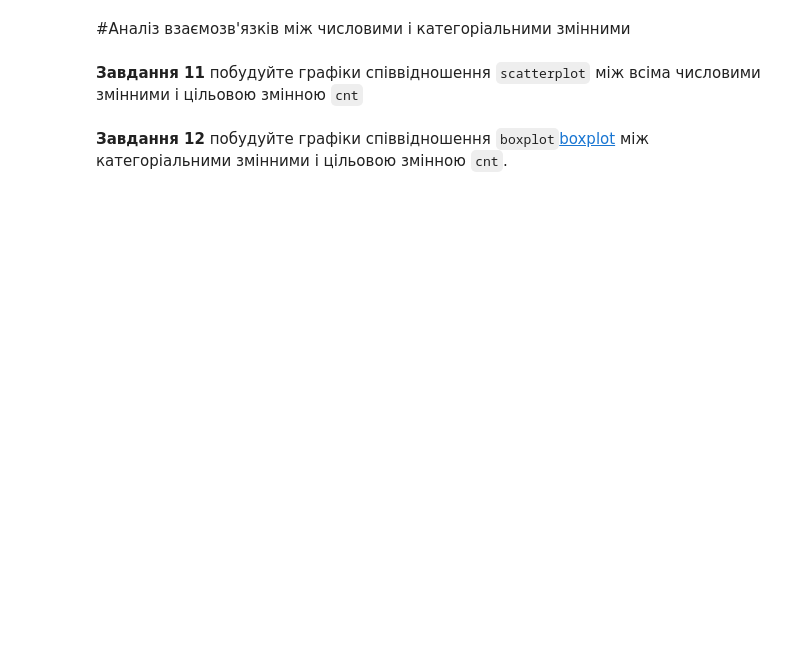
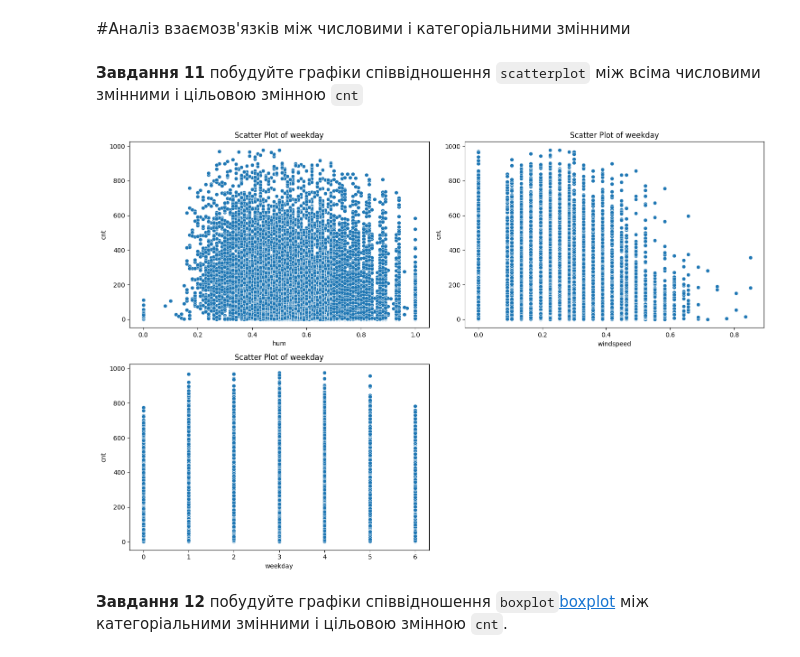
Before and after one commit to VitaliySysak/ai-labs, a Jupyter notebook: main.ipynb, the cells around one changed output. Cells and saved outputs as stored; diff of their text form; code cells hidden in the pictures; blank space fills up the shorter version.

```diff
--- a/main.ipynb
+++ b/main.ipynb
@@ -142,6 +324,16 @@ fig, ax = plt.subplots(2, 2, figsize=(20, 10))
 # %%
 fig, ax = plt.subplots(2,2, figsize=(15, 10))
 for var, subplot in zip(data_numerical.drop('cnt', axis =1), ax.flatten()):
-  #your code
+    sns.scatterplot(data=data_numerical, x=var, y="cnt", ax=subplot)
+    subplot.set_ylabel("cnt")
+    subplot.set_title(f"Scatter Plot of {variable}")
+
+for extra_subplot in ax.flatten()[len(data_numerical.columns) - 1:]:
+    fig.delaxes(extra_subplot)
+
+plt.tight_layout()
+plt.show()
+# %% [output]
+[figure, added]
 # %% [markdown]
 **Завдання 12** побудуйте графіки співвідношення `boxplot`[boxplot](https://matplotlib.org/stable/gallery/statistics/boxplot_demo.html) між категоріальними змінними і цільовою змінною `cnt`.
```
Also changed, not shown: parts of 54 cells of this notebook.
